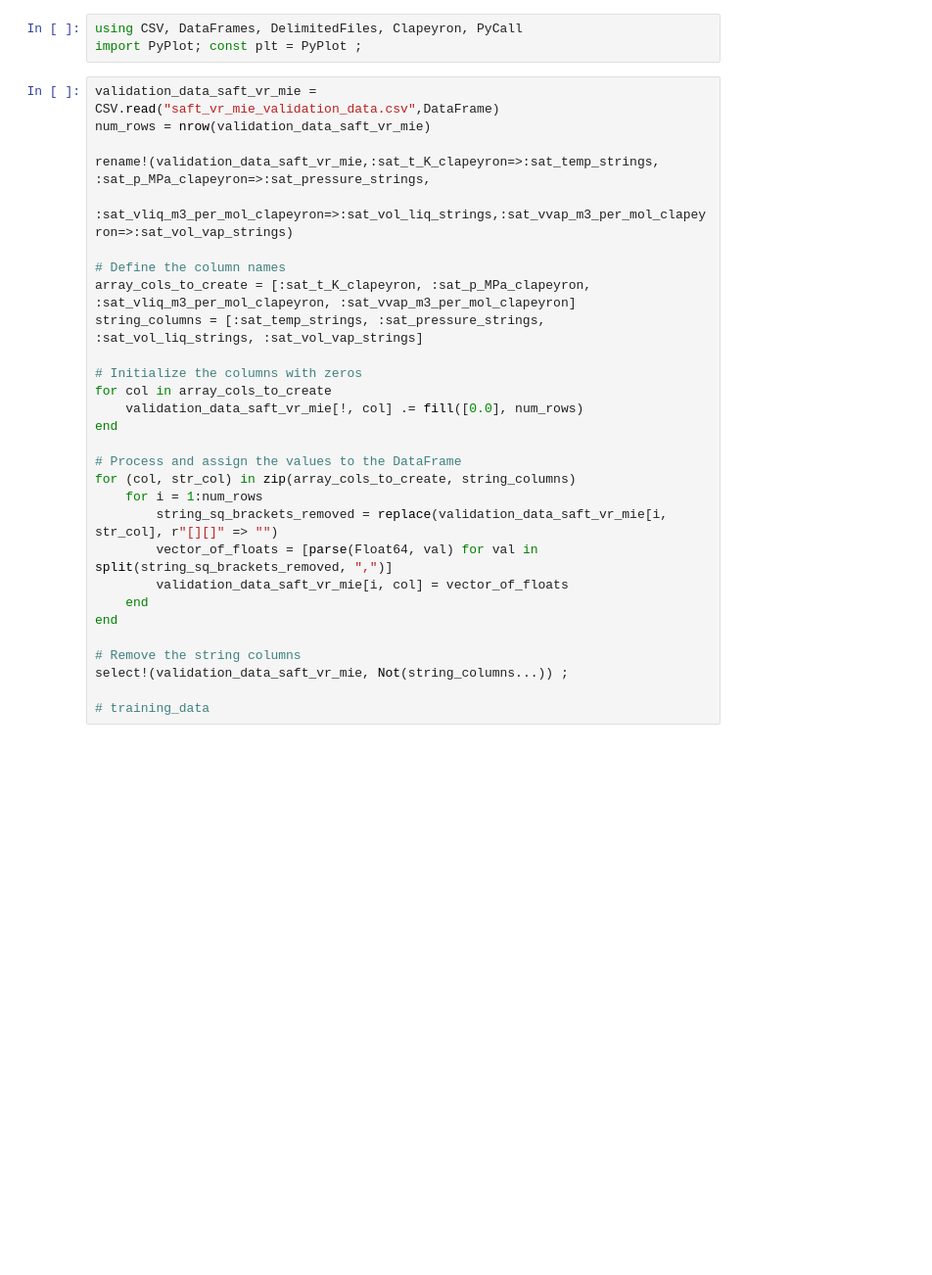
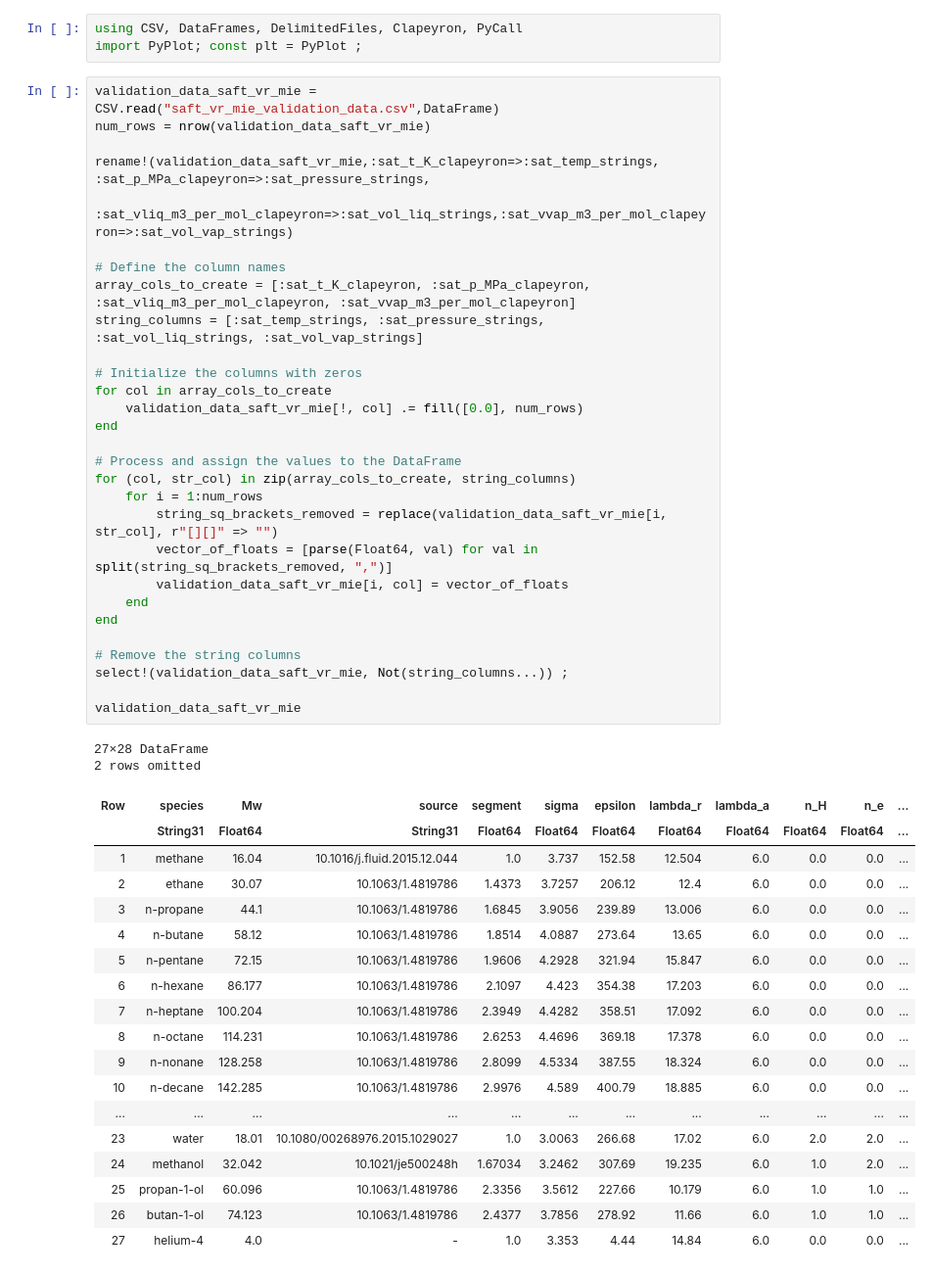
Before and after one commit to lucpaoli/SAFT_ML, a Jupyter notebook: saftvrmie_params/validation_data_open_and_analysis.ipynb, the cells around one changed output. Shown at 98% size. Drawn from its saved outputs; the diff is of its cells as text; blank space fills up the shorter version.

```diff
--- a/saftvrmie_params/validation_data_open_and_analysis.ipynb
+++ b/saftvrmie_params/validation_data_open_and_analysis.ipynb
@@ -8,29 +8,50 @@ import PyPlot; const plt = PyPlot ;
 # %%
 validation_data_saft_vr_mie = CSV.read("saft_vr_mie_validation_data.csv",DataFrame)
 num_rows = nrow(validation_data_saft_vr_mie)
 
 rename!(validation_data_saft_vr_mie,:sat_t_K_clapeyron=>:sat_temp_strings, :sat_p_MPa_clapeyron=>:sat_pressure_strings,
         :sat_vliq_m3_per_mol_clapeyron=>:sat_vol_liq_strings,:sat_vvap_m3_per_mol_clapeyron=>:sat_vol_vap_strings)
 
 # Define the column names
 array_cols_to_create = [:sat_t_K_clapeyron, :sat_p_MPa_clapeyron, :sat_vliq_m3_per_mol_clapeyron, :sat_vvap_m3_per_mol_clapeyron]
 string_columns = [:sat_temp_strings, :sat_pressure_strings, :sat_vol_liq_strings, :sat_vol_vap_strings]
 
 # Initialize the columns with zeros
 for col in array_cols_to_create
     validation_data_saft_vr_mie[!, col] .= fill([0.0], num_rows)
 end
 
 # Process and assign the values to the DataFrame
 for (col, str_col) in zip(array_cols_to_create, string_columns)
     for i = 1:num_rows
         string_sq_brackets_removed = replace(validation_data_saft_vr_mie[i, str_col], r"[][]" => "")
         vector_of_floats = [parse(Float64, val) for val in split(string_sq_brackets_removed, ",")]
         validation_data_saft_vr_mie[i, col] = vector_of_floats
     end
 end
 
 # Remove the string columns
 select!(validation_data_saft_vr_mie, Not(string_columns...)) ;
 
-# training_data
+validation_data_saft_vr_mie
+# %% [output]
+27×28 DataFrame
+2 rows omitted
+| Row | species | Mw | source | segment | sigma | epsilon | lambda_r | lambda_a | n_H | n_e | ... |
+|  | String31 | Float64 | String31 | Float64 | Float64 | Float64 | Float64 | Float64 | Float64 | Float64 | ... |
+| 1 | methane | 16.04 | 10.1016/j.fluid.2015.12.044 | 1.0 | 3.737 | 152.58 | 12.504 | 6.0 | 0.0 | 0.0 | ... |
+| 2 | ethane | 30.07 | 10.1063/1.4819786 | 1.4373 | 3.7257 | 206.12 | 12.4 | 6.0 | 0.0 | 0.0 | ... |
+| 3 | n-propane | 44.1 | 10.1063/1.4819786 | 1.6845 | 3.9056 | 239.89 | 13.006 | 6.0 | 0.0 | 0.0 | ... |
+| 4 | n-butane | 58.12 | 10.1063/1.4819786 | 1.8514 | 4.0887 | 273.64 | 13.65 | 6.0 | 0.0 | 0.0 | ... |
+| 5 | n-pentane | 72.15 | 10.1063/1.4819786 | 1.9606 | 4.2928 | 321.94 | 15.847 | 6.0 | 0.0 | 0.0 | ... |
+| 6 | n-hexane | 86.177 | 10.1063/1.4819786 | 2.1097 | 4.423 | 354.38 | 17.203 | 6.0 | 0.0 | 0.0 | ... |
+| 7 | n-heptane | 100.204 | 10.1063/1.4819786 | 2.3949 | 4.4282 | 358.51 | 17.092 | 6.0 | 0.0 | 0.0 | ... |
+| 8 | n-octane | 114.231 | 10.1063/1.4819786 | 2.6253 | 4.4696 | 369.18 | 17.378 | 6.0 | 0.0 | 0.0 | ... |
+| 9 | n-nonane | 128.258 | 10.1063/1.4819786 | 2.8099 | 4.5334 | 387.55 | 18.324 | 6.0 | 0.0 | 0.0 | ... |
+| 10 | n-decane | 142.285 | 10.1063/1.4819786 | 2.9976 | 4.589 | 400.79 | 18.885 | 6.0 | 0.0 | 0.0 | ... |
+| ... | ... | ... | ... | ... | ... | ... | ... | ... | ... | ... | ... |
+| 23 | water | 18.01 | 10.1080/00268976.2015.1029027 | 1.0 | 3.0063 | 266.68 | 17.02 | 6.0 | 2.0 | 2.0 | ... |
+| 24 | methanol | 32.042 | 10.1021/je500248h | 1.67034 | 3.2462 | 307.69 | 19.235 | 6.0 | 1.0 | 2.0 | ... |
+| 25 | propan-1-ol | 60.096 | 10.1063/1.4819786 | 2.3356 | 3.5612 | 227.66 | 10.179 | 6.0 | 1.0 | 1.0 | ... |
+| 26 | butan-1-ol | 74.123 | 10.1063/1.4819786 | 2.4377 | 3.7856 | 278.92 | 11.66 | 6.0 | 1.0 | 1.0 | ... |
+| 27 | helium-4 | 4.0 | - | 1.0 | 3.353 | 4.44 | 14.84 | 6.0 | 0.0 | 0.0 | ... |
```
Also changed, not shown: 9 other files.
